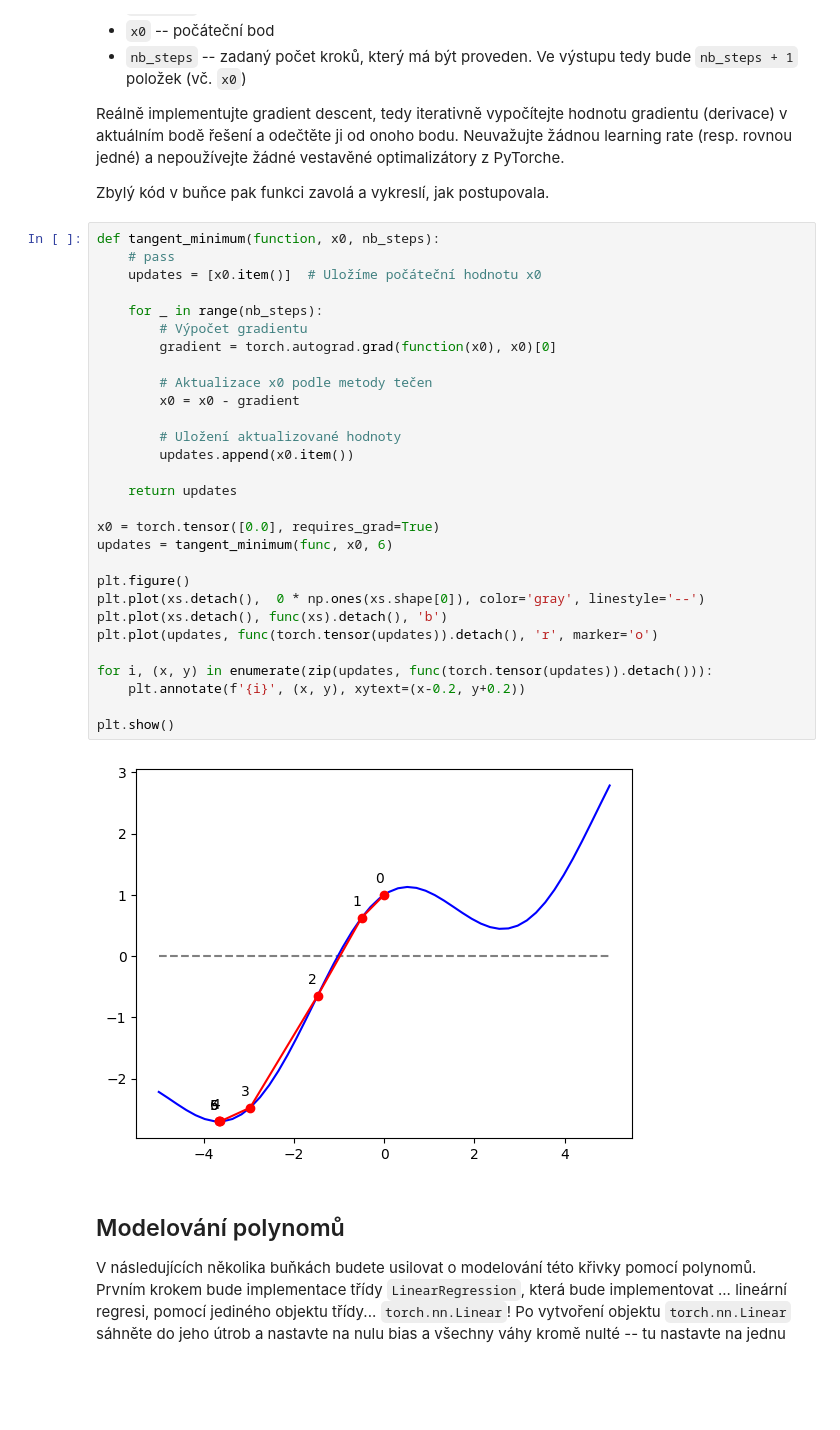
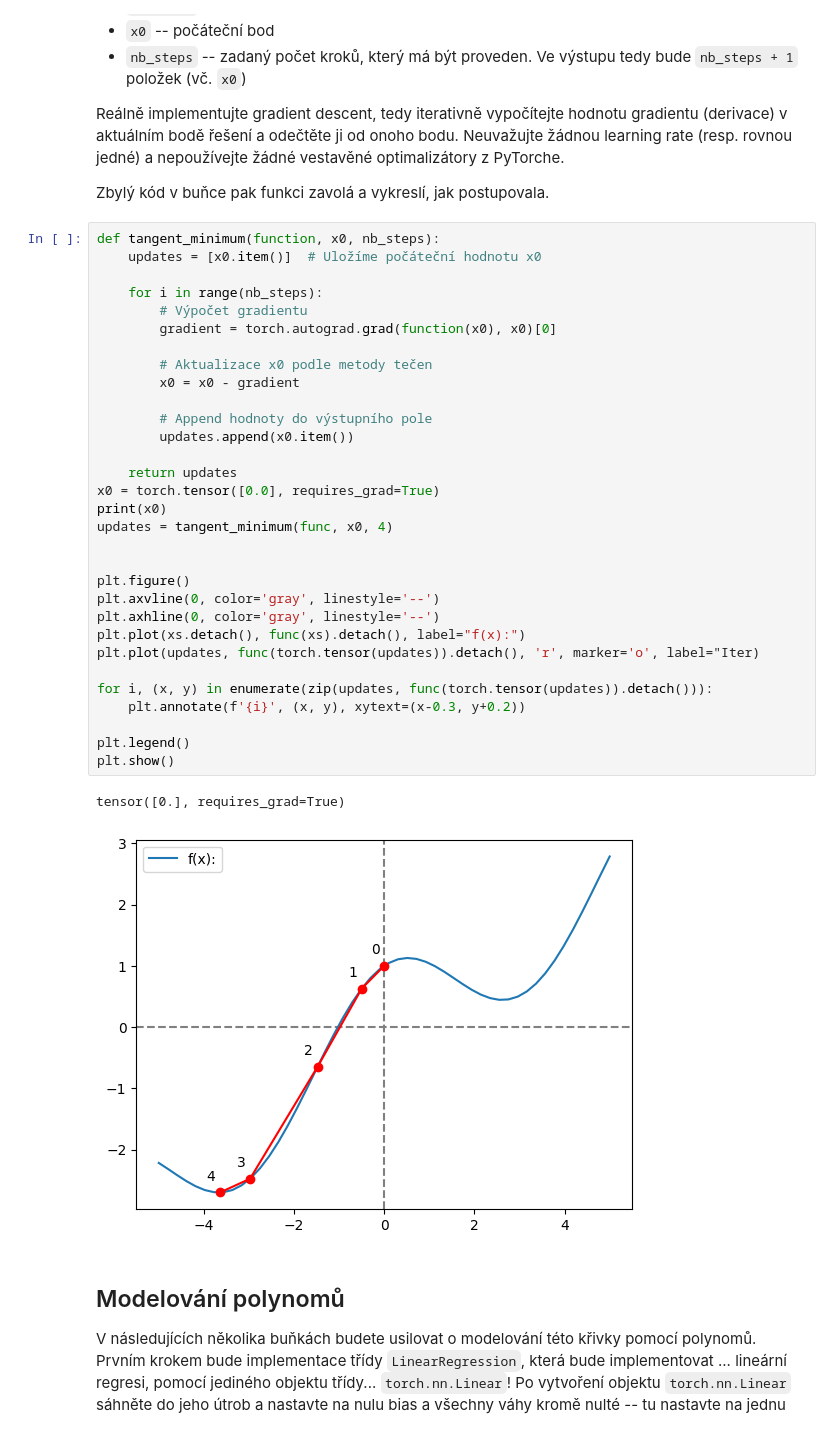
Before and after one commit to svobodovaLucie/SUI-project3, a Jupyter notebook: zadani.ipynb, the cells around one changed output. Cells and saved outputs as stored; diff of their text form; blank space fills up the shorter version.

```diff
--- a/zadani.ipynb
+++ b/zadani.ipynb
@@ -61,35 +66,38 @@ Neuvažujte žádnou learning rate (resp. rovnou jedné) a nepoužívejte žádn
 Zbylý kód v buňce pak funkci zavolá a vykreslí, jak postupovala.
 # %%
 def tangent_minimum(function, x0, nb_steps):
-    # pass
     updates = [x0.item()]  # Uložíme počáteční hodnotu x0
 
-    for _ in range(nb_steps):
+    for i in range(nb_steps):
         # Výpočet gradientu
         gradient = torch.autograd.grad(function(x0), x0)[0]
 
         # Aktualizace x0 podle metody tečen
         x0 = x0 - gradient
 
-        # Uložení aktualizované hodnoty
+        # Append hodnoty do výstupního pole
         updates.append(x0.item())
 
     return updates
+x0 = torch.tensor([0.0], requires_grad=True)
+print(x0)
+updates = tangent_minimum(func, x0, 4)
 
-x0 = torch.tensor([0.0], requires_grad=True)
-updates = tangent_minimum(func, x0, 6)
 
 plt.figure()
-plt.plot(xs.detach(),  0 * np.ones(xs.shape[0]), color='gray', linestyle='--')
-plt.plot(xs.detach(), func(xs).detach(), 'b')
-plt.plot(updates, func(torch.tensor(updates)).detach(), 'r', marker='o')
+plt.axvline(0, color='gray', linestyle='--')
+plt.axhline(0, color='gray', linestyle='--')
+plt.plot(xs.detach(), func(xs).detach(), label="f(x):")
+plt.plot(updates, func(torch.tensor(updates)).detach(), 'r', marker='o', label="Iter)
 
 for i, (x, y) in enumerate(zip(updates, func(torch.tensor(updates)).detach())):
-    plt.annotate(f'{i}', (x, y), xytext=(x-0.2, y+0.2))
+    plt.annotate(f'{i}', (x, y), xytext=(x-0.3, y+0.2))
 
+plt.legend()
 plt.show()
 # %% [output]
+tensor([0.], requires_grad=True)
-[figure, old version]
+[figure, new version]
 # %% [markdown]
 ## Modelování polynomů
 
```
Also changed, not shown: parts of 2 cells of this notebook.
